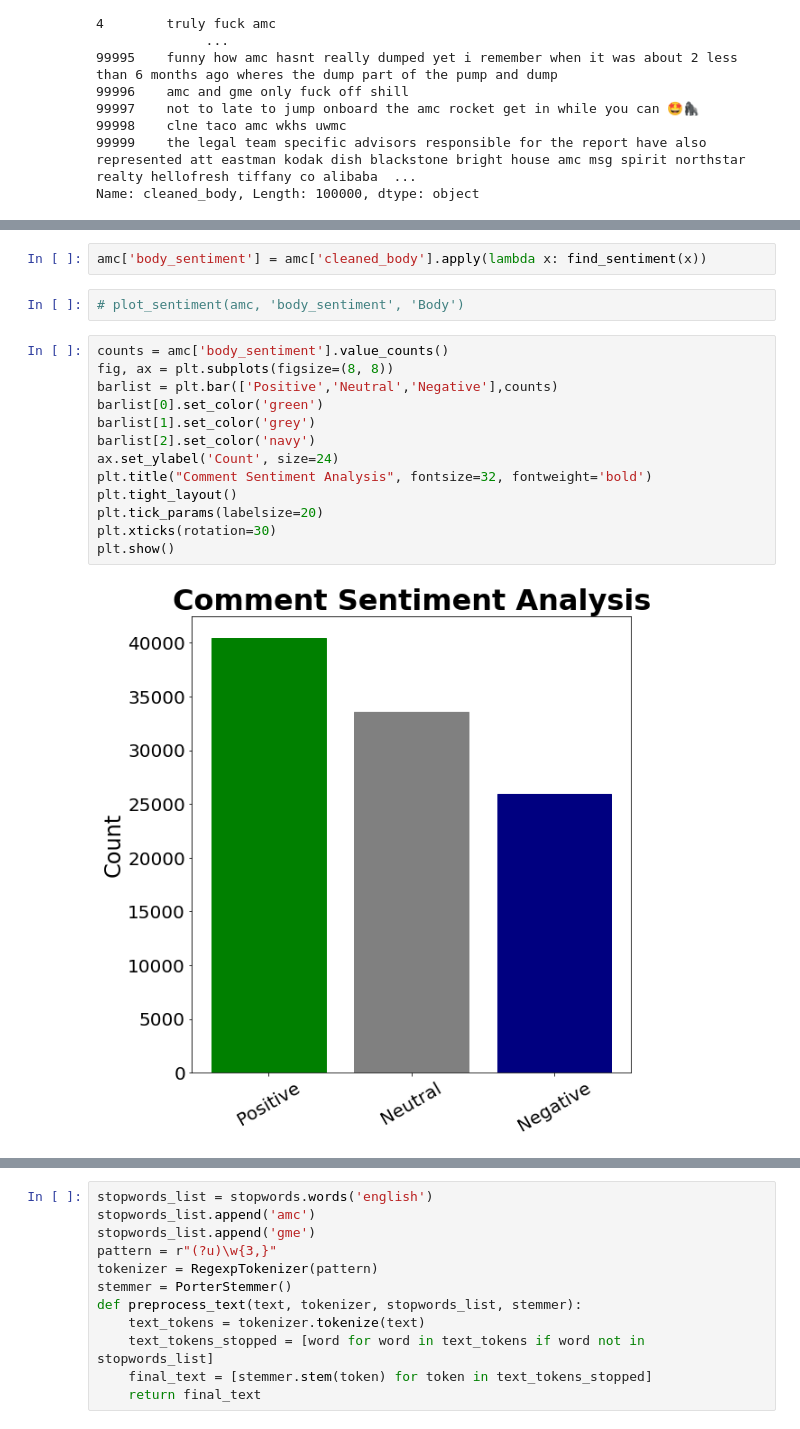
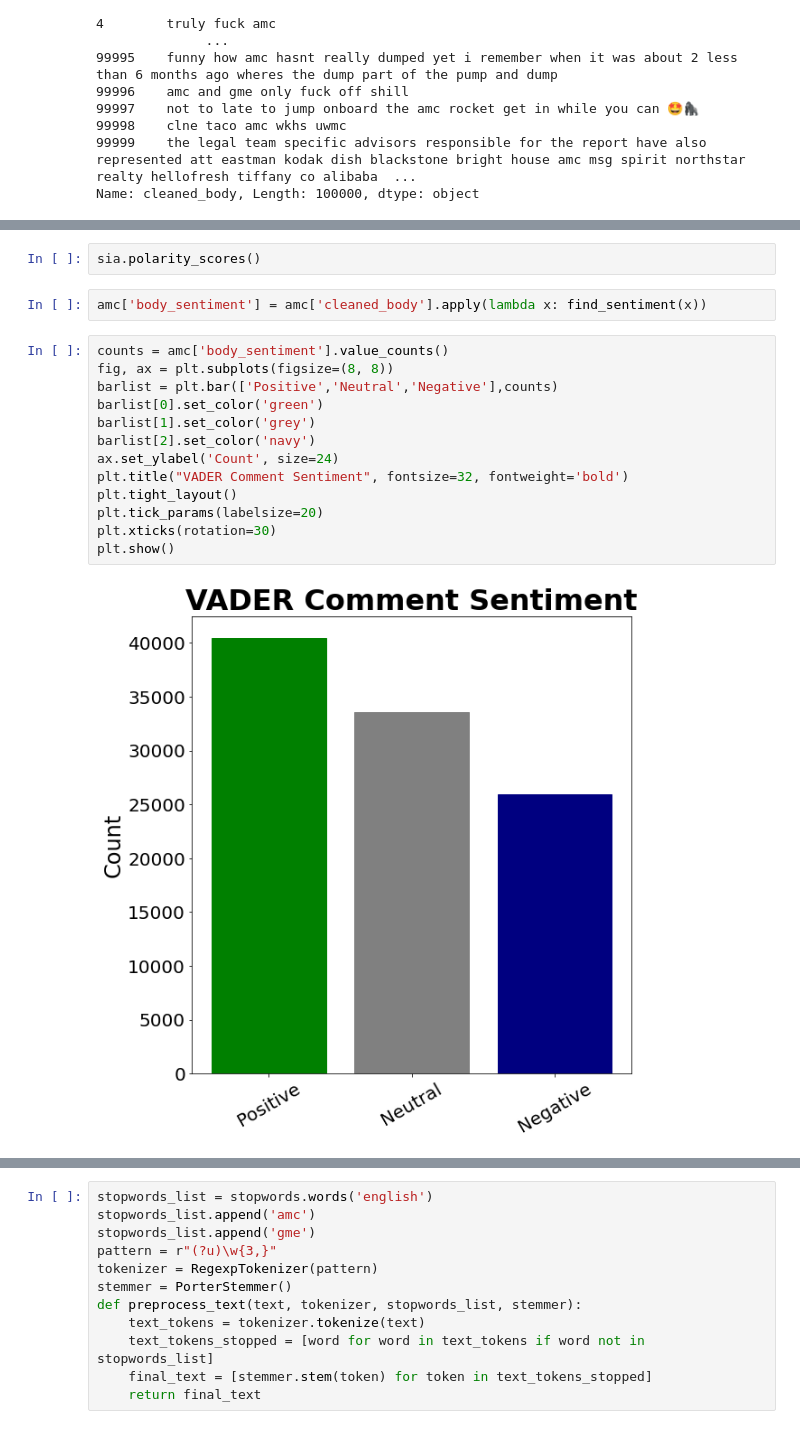
Before and after one commit to cyborgsage/reddit-nlp-strategy, a Jupyter notebook: AMC-comments_EDA.ipynb, the cells around one changed output, grey strips where cells are left out. Saved outputs shown, nothing was run; the diff lists cells and outputs as text.

```diff
--- a/AMC-comments_EDA.ipynb
+++ b/AMC-comments_EDA.ipynb
@@ -185,19 +176,19 @@ def find_sentiment(post):
+# %%
+sia.polarity_scores()
 # %%
 amc['body_sentiment'] = amc['cleaned_body'].apply(lambda x: find_sentiment(x))
-# %%
-# plot_sentiment(amc, 'body_sentiment', 'Body')
 # %%
 counts = amc['body_sentiment'].value_counts()
 fig, ax = plt.subplots(figsize=(8, 8))
 barlist = plt.bar(['Positive','Neutral','Negative'],counts)
 barlist[0].set_color('green')
 barlist[1].set_color('grey')
 barlist[2].set_color('navy')
 ax.set_ylabel('Count', size=24)
-plt.title("Comment Sentiment Analysis", fontsize=32, fontweight='bold')
+plt.title("VADER Comment Sentiment", fontsize=32, fontweight='bold')
 plt.tight_layout()
 plt.tick_params(labelsize=20)
 plt.xticks(rotation=30)
 plt.show()
 # %% [output]
-[figure, old version]
+[figure, new version]
```
Also changed, not shown: parts of 17 cells of this notebook, 2 other files.
